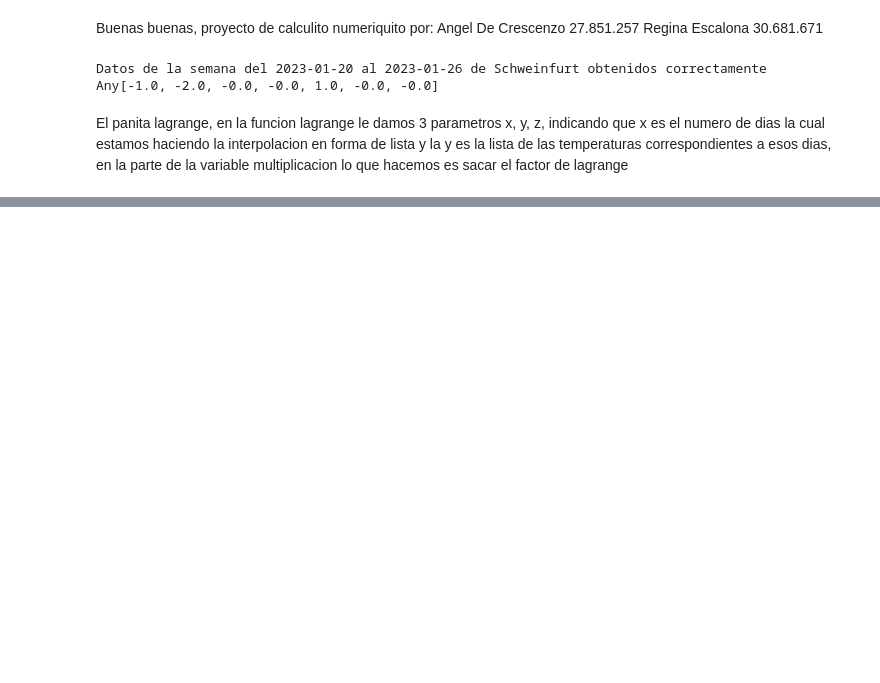
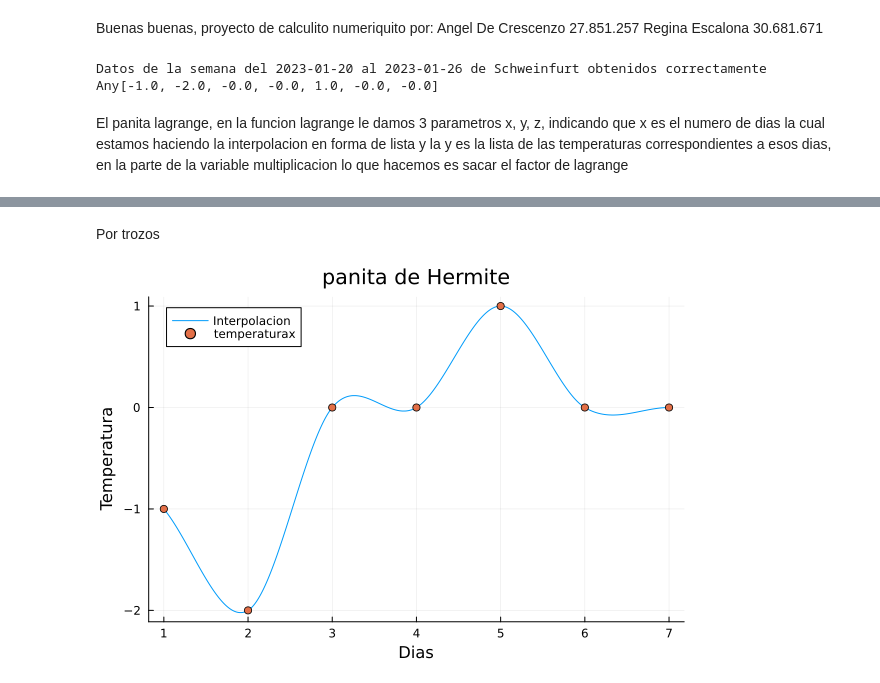
Before and after one commit to abelipe/julianb_weather, a Jupyter notebook: juliasisi.ipynb, the cells around one changed output, grey strips where cells are left out. Saved outputs shown, nothing was run; the diff lists cells and outputs as text; code cells hidden in the pictures; blank space fills up the shorter version.

```diff
--- a/juliasisi.ipynb
+++ b/juliasisi.ipynb
@@ -77,0 +126,66 @@ plot!(intex, intey, label="el pana lagrange", xlabel="dias", ylabel="Temperatura
+# %% [markdown]
+Por trozos
+# %%
+using Plots
+
+y = temps_media
+x = [1, 2, 3 , 4, 5, 6, 7]
+
+function derivada(x, y)
+    n = length(x)
+    dy = zeros(n)
+
+    dy[1] = (y[2] - y[1]) / (x[2] - x[1])
+    dy[end] = (y[end] - y[end-1]) / (x[end] - x[end-1])
+
+    for i in 2:n-1
+        dy[i] = (y[i + 1] - y[i - 1]) / (x[i + 1] - x[i - 1])
+    end
+
+    return dy
+end
+
+function buscarin(x_interp, x1, x2)
+    indices = []
+    for (i, val) in enumerate(x_interp)
+        if x1 <= val <= x2
+            push!(indices, i)
+        end
+    end
+    return indices
+end
+
+function interpolacionher(x, y, dy, xinter)
+    n = length(x)
+    yinter = similar(xinter)
+
+    for i in 1:n-1
+        h = x[i + 1] - x[i]
+
+        t = (xinter .- x[i]) / h
+
+        h00 = 2 .* t.^3 .- 3 .* t.^2 .+ 1
+        h10 = t.^3 .- 2 .* t.^2 .+ t
+        h01 = -2 .* t.^3 .+ 3 .* t.^2
+        h11 = t.^3 .- t.^2
+
+        idx = buscarin(xinter, x[i], x[i + 1])
+
+        for j in idx
+            yinter[j] = h00[j] * y[i] + h10[j] * h * dy[i] + h01[j] * y[i + 1] + h11[j] * h * dy[i + 1]
+        end
+    end
+    return yinter
+end
+
+
+dy = derivada(x, y)
+
+xv = range(minimum(x), stop=maximum(x), length=1000)
+yinterh = interpolacionher(x, y, dy, xv)
+
+plot(xv, yinterh, label="Interpolacion")
+scatter!(x, y, label="temperaturax")
+plot!(title = "panita de Hermite", xlabel = "Dias", ylabel = "Temperatura")
+# %% [output]
+[figure, added]
```
Also changed, not shown: parts of 3 cells of this notebook.
